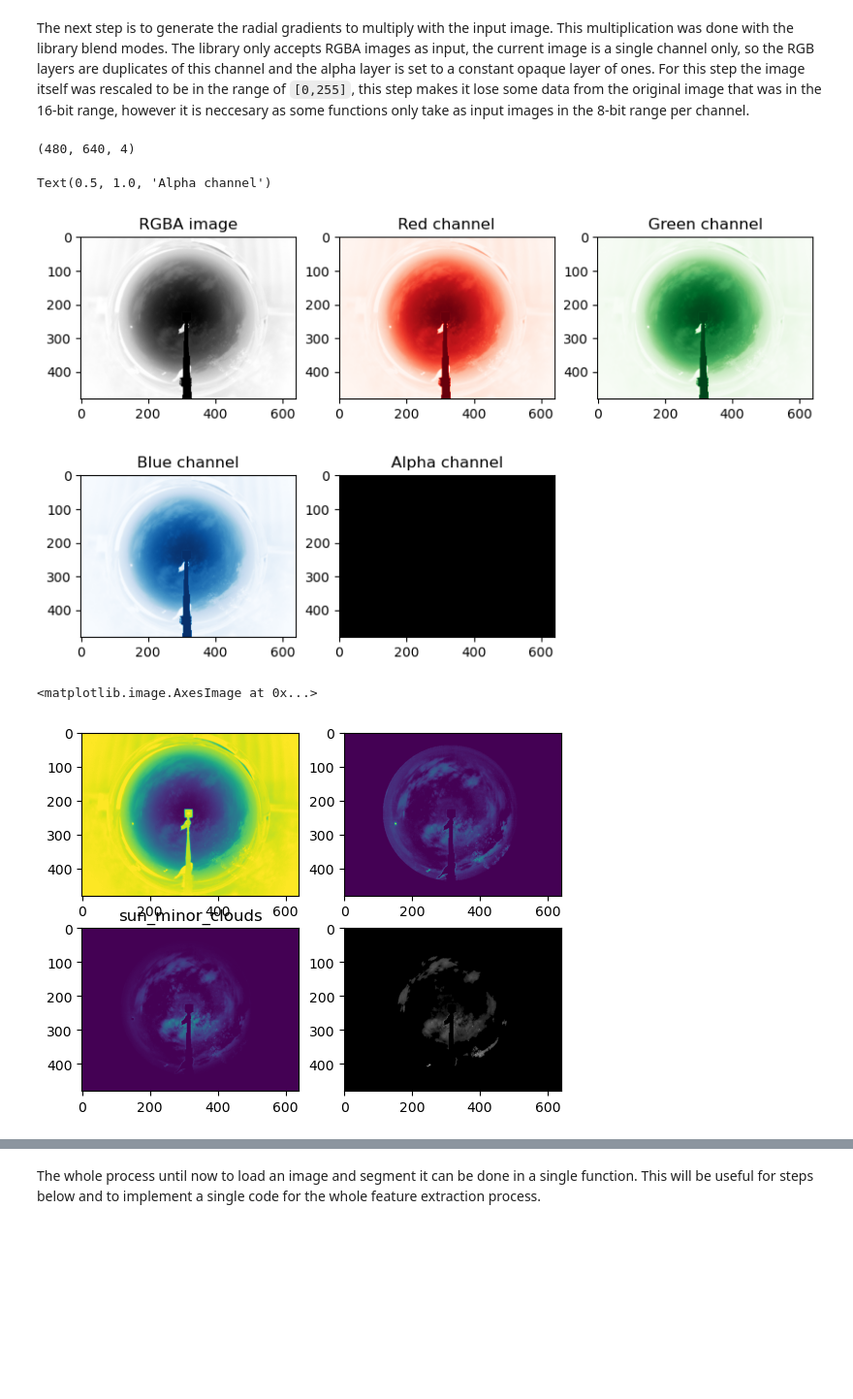
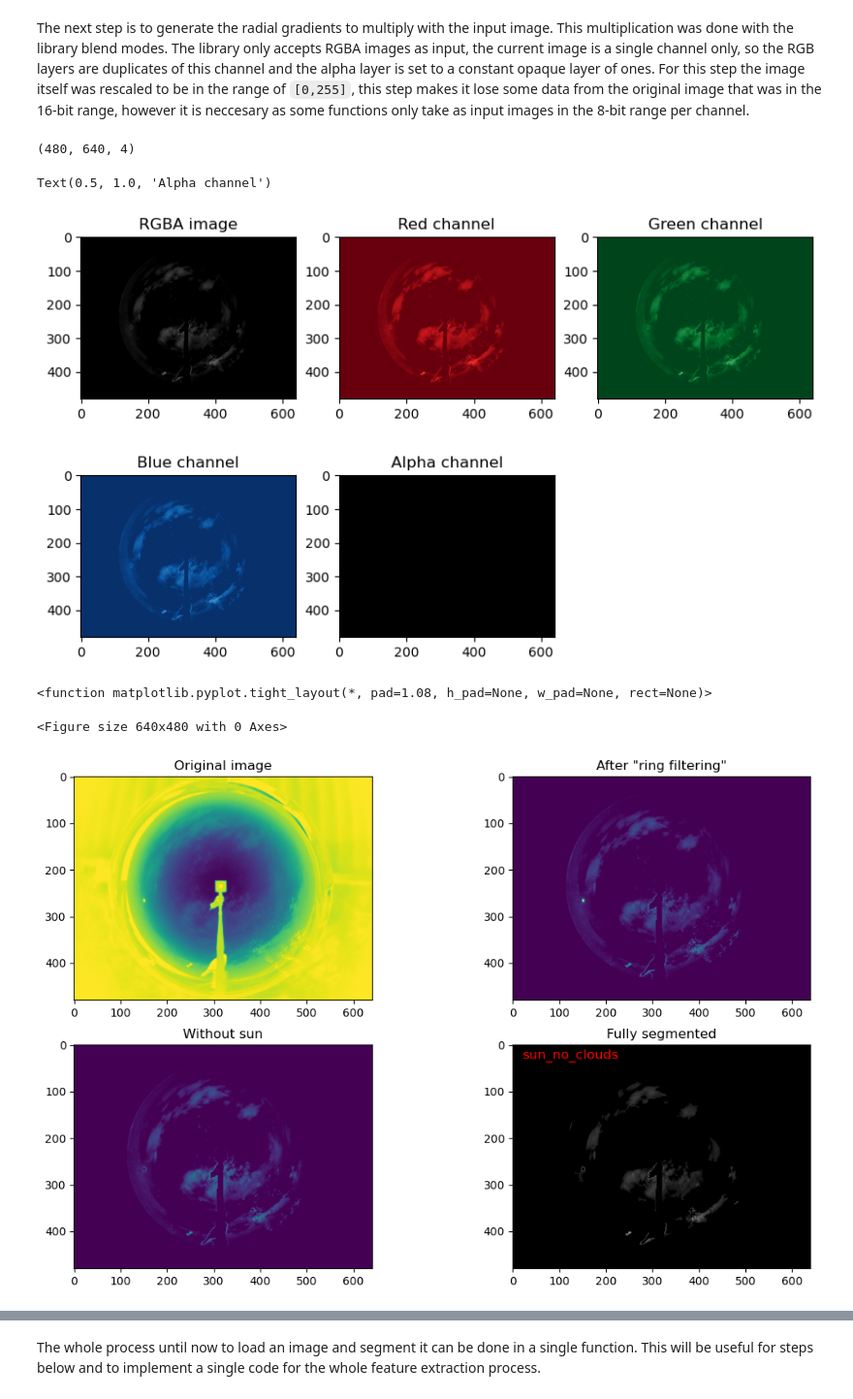
Before and after one commit to rodhervan/SkyImFeatures, a Jupyter notebook: Final_document.ipynb, the cells around one changed output, grey strips where cells are left out. Shown at 97% size. Drawn from its saved outputs; the diff is of its cells as text; code cells hidden in the pictures; blank space fills up the shorter version.

```diff
--- a/Final_document.ipynb
+++ b/Final_document.ipynb
@@ -615,7 +777,7 @@ def TwoDToRGBA (img):
     # Now 'rgba_image' is an RGBA image with dimensions (~, ~, 4)
     return rgba_image
 
-rgba_image = TwoDToRGBA (img)
+rgba_image = TwoDToRGBA (no_sun_image)
 print(rgba_image.shape)
 
 plt.figure(figsize=(10,6))
@@ -641,7 +803,7 @@ plt.title("Alpha channel")
 # %% [output]
 (480, 640, 4)
 Text(0.5, 1.0, 'Alpha channel')
-[figure, old version]
+[figure, new version]
 # %%
 import blend_modes
 
@@ -674,7 +836,7 @@ gradient_radius = 250  # Radius of the gradient
 gradient_2 = create_radial_gradient(image_size, gradient_center, gradient_radius)
 rgba_grad_2 = TwoDToRGBA (gradient_2)
 
-first_grad = multiply_with_gradient(rgba_image, rgba_grad_1, 1)
+first_grad = multiply_with_gradient(rgba_image, rgba_grad_1, 0.5)
 # second_grad = multiply_with_gradient(first_grad, rgba_grad_2, 1)
 # %%
 from skimage.filters import threshold_yen, gaussian
@@ -688,36 +850,43 @@ binary = no_sun_image > thresh
 big_mask = remove_small(binary)
 label_big_mask = label(big_mask)
 big_clouds = rgba_image[:, :, 0] * big_mask * mask_circ * ~sun_mask
 
 def TwoDToRGB(img):
     background_img = np.array(img)
     # Rescale the pixel values to the range [0, 255]
     scaled_img = ((background_img - np.min(background_img)) / (np.max(background_img) - np.min(background_img)) * 255).astype(np.uint8)
     # Create an RGB image with the rescaled content
     rgb_image = np.zeros((background_img.shape[0], background_img.shape[1], 3), dtype=np.uint8)
     # Copy the rescaled values to all three channels (RGB)
     rgb_image[:, :, :] = scaled_img[:, :, np.newaxis]
     # Now 'rgb_image' is an RGB image with dimensions (height, width, 3)
     return rgb_image
 
 # For ease of use the single channel image gets converted to RGB (similar to the RGBA process)
 output_img = TwoDToRGB(big_clouds)
 plt.clf()
+plt.figure(figsize=(13,8))
 plt.subplot(2,2,1)
 plt.imshow(image)
+plt.title('Original image')
 
 plt.subplot(2,2,2)
 plt.imshow(reconstructed_image)
+plt.title('After "ring filtering"')
 
 plt.subplot(2,2,3)
 plt.imshow(no_sun_image)
-plt.title(flag)
+plt.title('Without sun')
 
 plt.subplot(2,2,4)
 plt.imshow(output_img)
+plt.title('Fully segmented')
+plt.text(20, 30, flag, fontsize=12, color='red')
+plt.tight_layout
 # %% [output]
-<matplotlib.image.AxesImage at 0x...>
+<function matplotlib.pyplot.tight_layout(*, pad=1.08, h_pad=None, w_pad=None, rect=None)>
+<Figure size 640x480 with 0 Axes>
-[figure, old version]
+[figure, new version]
 # %%
 from skimage.measure import label, regionprops
 clouds = rgba_image[:,:,0]*binary
```
Also changed, not shown: parts of 15 cells of this notebook, 4 other files.
